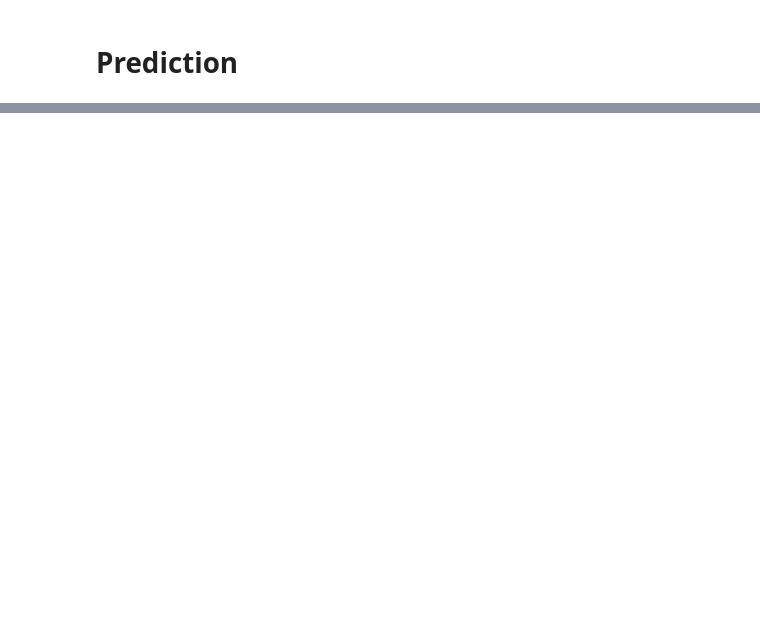
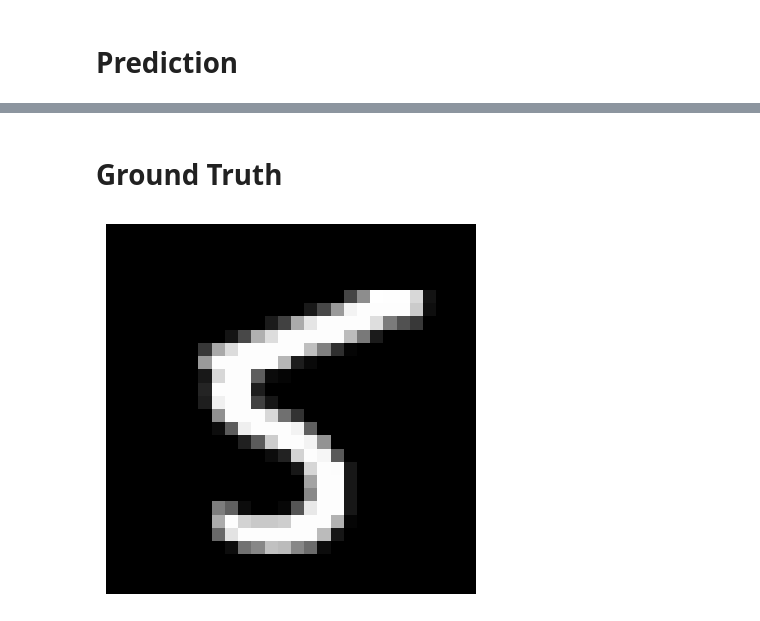
Before and after one commit to sn-kc/AI-ML-CLASS, a Jupyter notebook: MLP_MNIST_std_with_montage_ipynb.ipynb, the cells around one changed output, grey strips where cells are left out. Cells and saved outputs as stored; diff of their text form; code cells hidden in the pictures; blank space fills up the shorter version.

```diff
--- a/MLP_MNIST_std_with_montage_ipynb.ipynb
+++ b/MLP_MNIST_std_with_montage_ipynb.ipynb
@@ -222,0 +232,8 @@ array([4.1287308e-12, 8.6192390e-12, 5.8286688e-11, 1.6081460e-08,
+# %% [markdown]
+# **Ground Truth**
+# %%
+plt.imshow(test_images[127], cmap='gray')
+plt.axis('off')
+plt.show()
+# %% [output]
+[figure, added]
```
Also changed, not shown: parts of 32 cells of this notebook.
